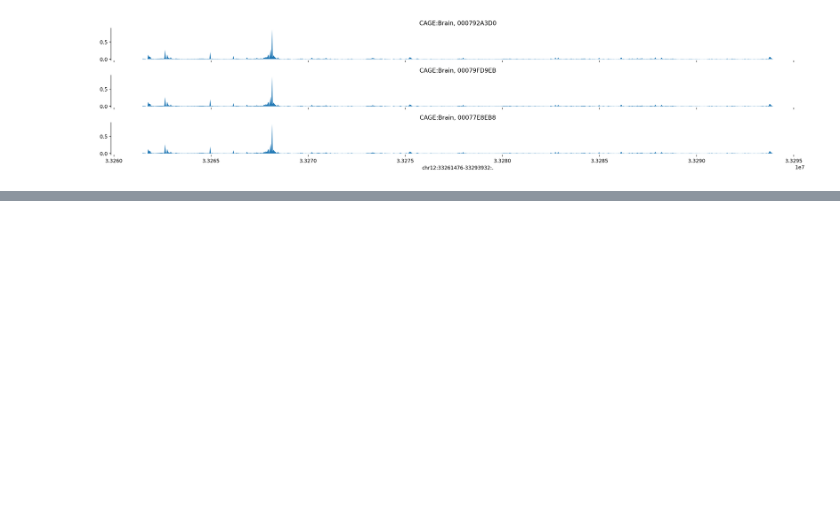
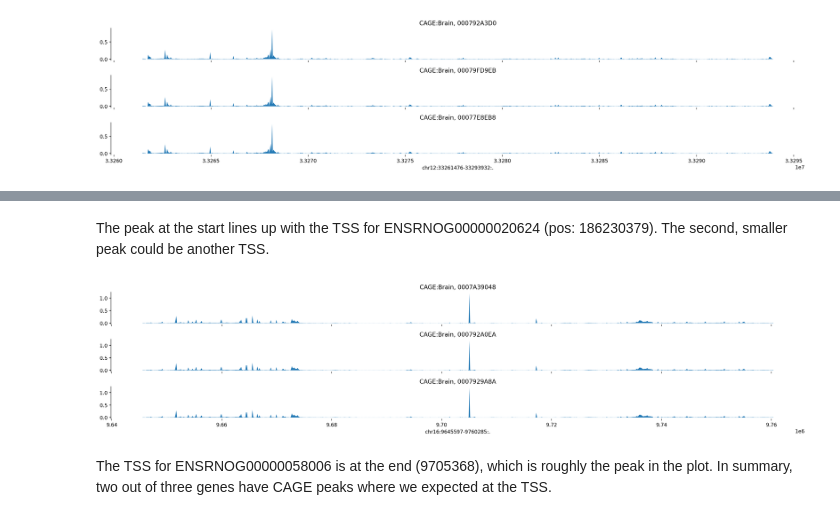
Before and after one commit to hakyimlab/sabrina-deep-learning-in-genomics, a Jupyter notebook: posts/CAGE-Brain-plots-at-TSS/index.ipynb, the cells around one changed output, grey strips where cells are left out. Drawn from its saved outputs; the diff is of its cells as text; code cells hidden in the pictures; blank space fills up the shorter version.

```diff
--- a/posts/CAGE-Brain-plots-at-TSS/index.ipynb
+++ b/posts/CAGE-Brain-plots-at-TSS/index.ipynb
@@ -266,0 +265,14 @@ We sampled 3 rats to plot CAGE expression around ENSRNOG00000001342. The TSS is
+# %% [markdown]
+The peak at the start lines up with the TSS for ENSRNOG00000020624 (pos: 186230379). The second, smaller peak could be another TSS.
+# %%
+# ENSRNOG00000058006
+target_interval = kipoiseq.Interval('chr16', 9700514, 9705368).resize(114688)
+tracks = {}
+sample = random.sample(individuals, 3)
+for individual in sample:
+    tracks['CAGE:Brain, ' + individual] = np.log10(1 + predictions['ENSRNOG00000058006'][individual][:, 4980])
+plot_tracks(tracks, target_interval)
+# %% [output]
+[figure, added]
+# %% [markdown]
+The TSS for ENSRNOG00000058006 is at the end (9705368), which is roughly the peak in the plot. In summary, two out of three genes have CAGE peaks where we expected at the TSS.
```
Also changed, not shown: parts of 4 cells of this notebook.
